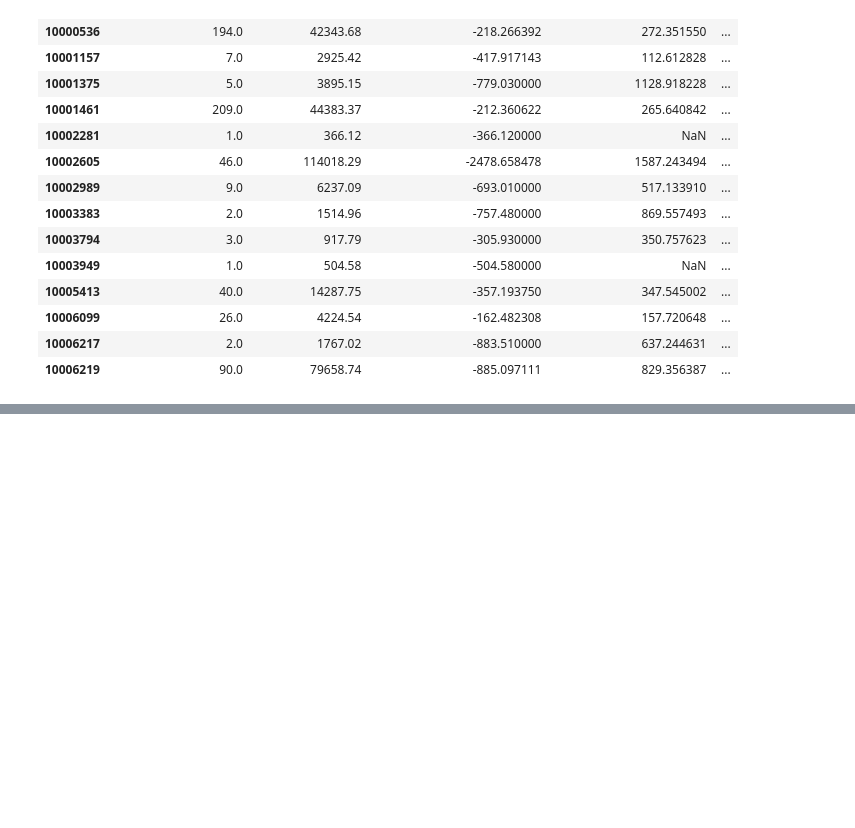
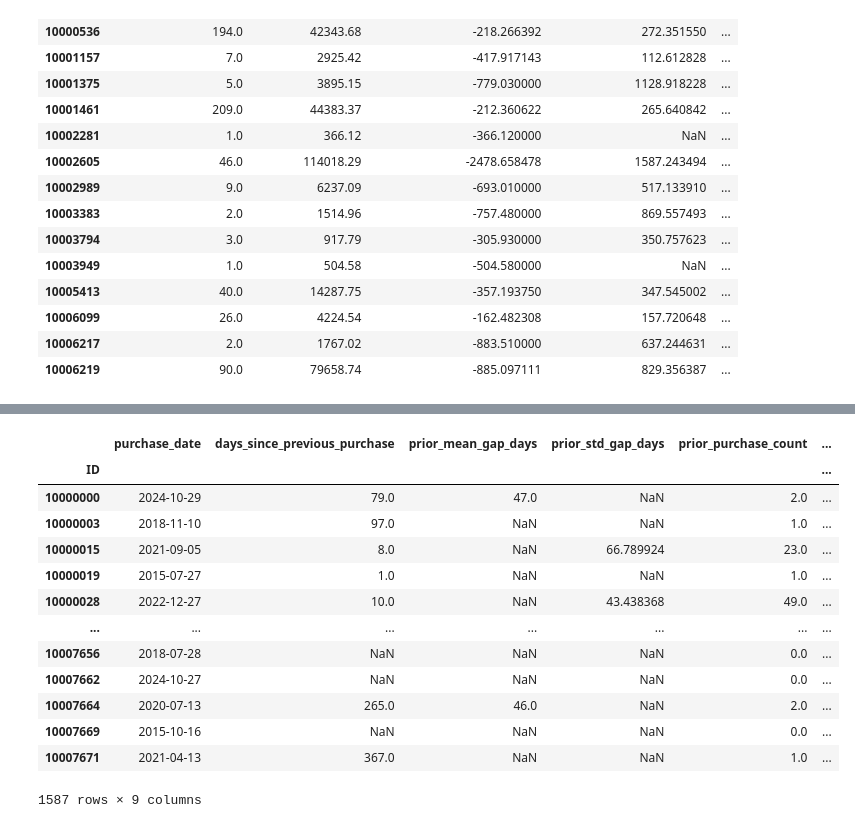
Before and after one commit to saradfalves/ML_Group_09, a Jupyter notebook: notebooks/exploring_and_modifying.ipynb, the cells around one changed output, grey strips where cells are left out. Drawn from its saved outputs; the diff is of its cells as text; code cells hidden in the pictures; blank space fills up the shorter version.

```diff
--- a/notebooks/exploring_and_modifying.ipynb
+++ b/notebooks/exploring_and_modifying.ipynb
@@ -318,7 +318,7 @@ outliers) and engineer better features
 # %% [markdown]
 We start by dropping the 65 rows we saw before with nothing but missing values in 36 out of 38 columns.
 # %%
-train_copy = train_df
+train_copy = train_df.copy()
 train_copy.shape
 # %% [output]
 (6534, 38)
@@ -394,3 +395,7 @@ negative_mean = (train_copy['prior_mean_purchase_value'] < 0) & (train_copy['pri
 
 train_copy.loc[missing_mean, 'prior_mean_purchase_value'] = train_copy.loc[missing_mean, 'prior_total_spend']/train_copy.loc[missing_mean, 'prior_purchase_count']
 train_copy.loc[negative_mean, 'prior_mean_purchase_value'] = train_copy.loc[negative_mean, 'prior_total_spend']/train_copy.loc[negative_mean, 'prior_purchase_count']
+# %%
+missing_max_min = (train_copy['prior_max_purchase_value'].isna()) & (train_copy['prior_min_purchase_value'].isna())
+count_value_is_zero = (train_copy['prior_total_spend'] == 0) & (train_copy['prior_purchase_count'] == 0)
+train_copy.loc[missing_max_min & count_value_is_zero, purchase_value_columns]
@@ -396,0 +419,4 @@ train_copy.loc[negative_mean, 'prior_mean_purchase_value'] = train_copy.loc[nega
+# %%
+train_copy.loc[missing_max_min, 'prior_max_purchase_value'] = 0
+train_copy.loc[missing_max_min, 'prior_min_purchase_value'] = 0
+train_copy[columns_null].isna().sum()[lambda s: s > 0]
@@ -396,0 +435,19 @@ train_copy.loc[negative_mean, 'prior_mean_purchase_value'] = train_copy.loc[nega
+# %%
+gap_days = ['purchase_date', 'days_since_previous_purchase', 'prior_mean_gap_days', 'prior_std_gap_days', 'prior_purchase_count', 'purchase_count_30d', 'purchase_count_90d', 'purchase_count_180d', 'purchase_count_365d']
+missing_gap_days = (train_copy['prior_mean_gap_days'].isna()) | (train_copy['prior_std_gap_days'].isna())
+train_copy.loc[missing_gap_days, gap_days]
+# %% [output]
+|  | purchase_date | days_since_previous_purchase | prior_mean_gap_days | prior_std_gap_days | prior_purchase_count | ... |
+| ID |  |  |  |  |  | ... |
+| 10000000 | 2024-10-29 | 79.0 | 47.0 | NaN | 2.0 | ... |
+| 10000003 | 2018-11-10 | 97.0 | NaN | NaN | 1.0 | ... |
+| 10000015 | 2021-09-05 | 8.0 | NaN | 66.789924 | 23.0 | ... |
+| 10000019 | 2015-07-27 | 1.0 | NaN | NaN | 1.0 | ... |
+| 10000028 | 2022-12-27 | 10.0 | NaN | 43.438368 | 49.0 | ... |
+| ... | ... | ... | ... | ... | ... | ... |
+| 10007656 | 2018-07-28 | NaN | NaN | NaN | 0.0 | ... |
+| 10007662 | 2024-10-27 | NaN | NaN | NaN | 0.0 | ... |
+| 10007664 | 2020-07-13 | 265.0 | 46.0 | NaN | 2.0 | ... |
+| 10007669 | 2015-10-16 | NaN | NaN | NaN | 0.0 | ... |
+| 10007671 | 2021-04-13 | 367.0 | NaN | NaN | 1.0 | ... |
+1587 rows × 9 columns
```
Also changed, not shown: parts of 4 cells of this notebook.
